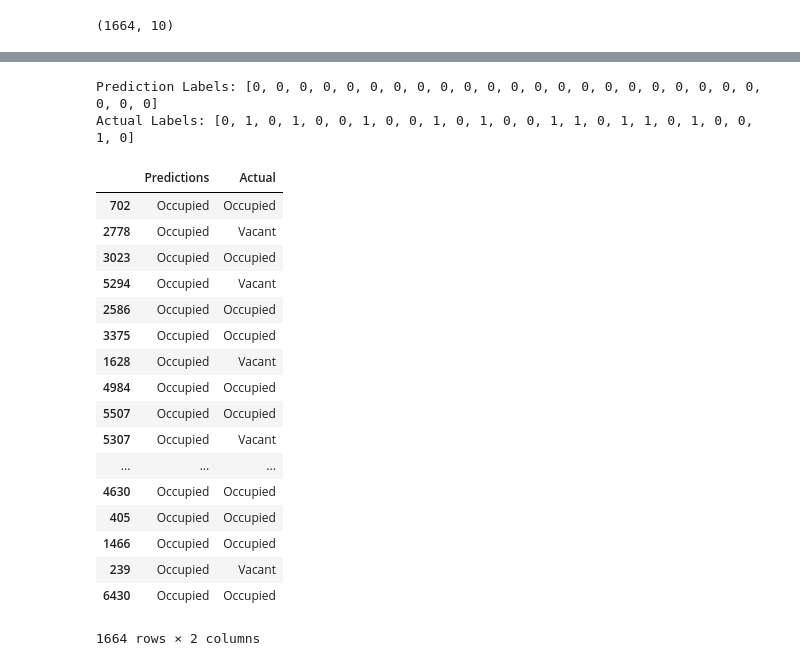
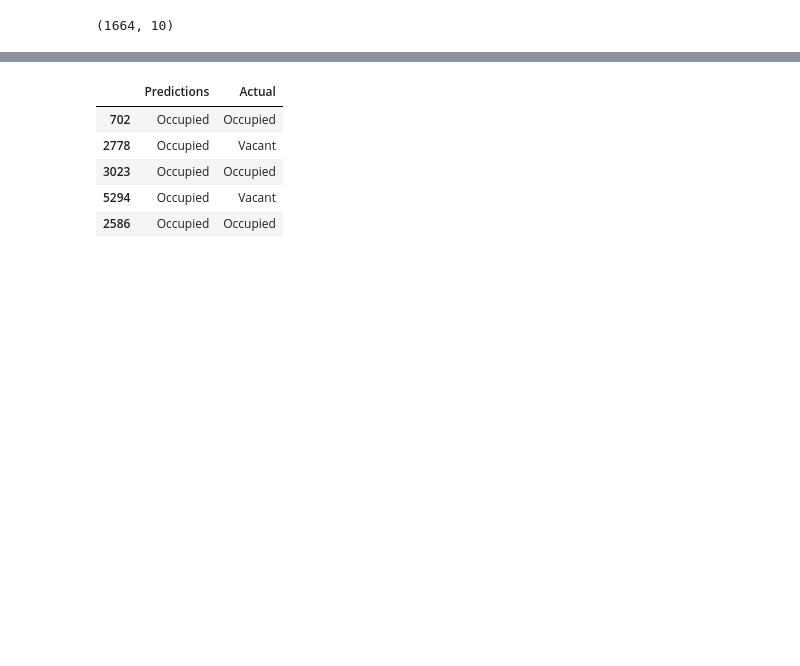
Before and after one commit to richinohio/Final_Project, a Jupyter notebook: Logistic_DeepNetwork.ipynb, the cells around one changed output, grey strips where cells are left out. Cells and saved outputs as stored; diff of their text form; code cells hidden in the pictures; blank space fills up the shorter version.

```diff
--- a/Logistic_DeepNetwork.ipynb
+++ b/Logistic_DeepNetwork.ipynb
@@ -88,4 +88,13 @@ data_binary_encoded ["Property_Code_mpg"]= data_binary_encoded["Property_Code_mp
 data_binary_encoded ["Property_Code_sh"]= data_binary_encoded["Property_Code_sh"].astype(float)
 # %%
 from sklearn.model_selection import train_test_split
+from sklearn.preprocessing import LabelEncoder
 X_train, X_test, y_train, y_test = train_test_split(data_binary_encoded, y, stratify=y, random_state=42)
+
+label_encoder = LabelEncoder()
+label_encoder.fit(y_train)
+encoded_y_train = label_encoder.transform(y_train)
+encoded_y_test = label_encoder.transform(y_test)
+
+y_train_categorical = to_categorical(encoded_y_train)
+y_test_categorical = to_categorical(encoded_y_test)
@@ -101,2 +100,0 @@ LogisticRegression(C=1.0, class_weight=None, dual=False, fit_intercept=True,
-# %%
-classifier.fit(X_train, y_train)
@@ -132,8 +101,3 @@ occupancy_predictor = pd.DataFrame({"Prediction": predictions, "Actual": y_test}
-# %%
-from keras.utils import to_categorical
-
-y_train_categorical = to_categorical(y_train)
-y_test_categorical = to_categorical(y_test)
 # %%
 X_test.shape
 # %% [output]
@@ -186,34 +150,15 @@ Deep Neural Network - Loss: 0.5521551124178447, Accuracy: 0.7469951923076923
-# %%
-predictions = deep_model.predict_classes(X_test)
-
-print(f"Prediction Labels: {list(predictions[:25])}")
-print(f"Actual Labels: {list(y_test[:25])}")
-# %% [output]
-Prediction Labels: [0, 0, 0, 0, 0, 0, 0, 0, 0, 0, 0, 0, 0, 0, 0, 0, 0, 0, 0, 0, 0, 0, 0, 0, 0]
-Actual Labels: [0, 1, 0, 1, 0, 0, 1, 0, 0, 1, 0, 1, 0, 0, 1, 1, 0, 1, 1, 0, 1, 0, 0, 1, 0]
 # %%
-deep_predictor = pd.DataFrame({"Predictions": predictions, "Actual": y_test})
+deep_predictions = deep_model.predict_classes(X_test)
+deep_predictor = pd.DataFrame({"Predictions": deep_predictions, "Actual": y_test})
 deep_predictor.loc[deep_predictor["Predictions"] == 1, "Predictions"] = "Vacant"
 deep_predictor.loc[deep_predictor["Predictions"] == 0, "Predictions"] = "Occupied"
 deep_predictor.loc[deep_predictor["Actual"] == 1, "Actual"] = "Vacant"
 deep_predictor.loc[deep_predictor["Actual"] == 0, "Actual"] = "Occupied"
-deep_predictor
+deep_predictor.head()
 # %% [output]
 |  | Predictions | Actual |
 | 702 | Occupied | Occupied |
 | 2778 | Occupied | Vacant |
 | 3023 | Occupied | Occupied |
 | 5294 | Occupied | Vacant |
 | 2586 | Occupied | Occupied |
-| 3375 | Occupied | Occupied |
-| 1628 | Occupied | Vacant |
-| 4984 | Occupied | Occupied |
-| 5507 | Occupied | Occupied |
-| 5307 | Occupied | Vacant |
-| ... | ... | ... |
-| 4630 | Occupied | Occupied |
-| 405 | Occupied | Occupied |
-| 1466 | Occupied | Occupied |
-| 239 | Occupied | Vacant |
-| 6430 | Occupied | Occupied |
-1664 rows × 2 columns
```
Also changed, not shown: parts of 10 cells of this notebook, 2 other files.
